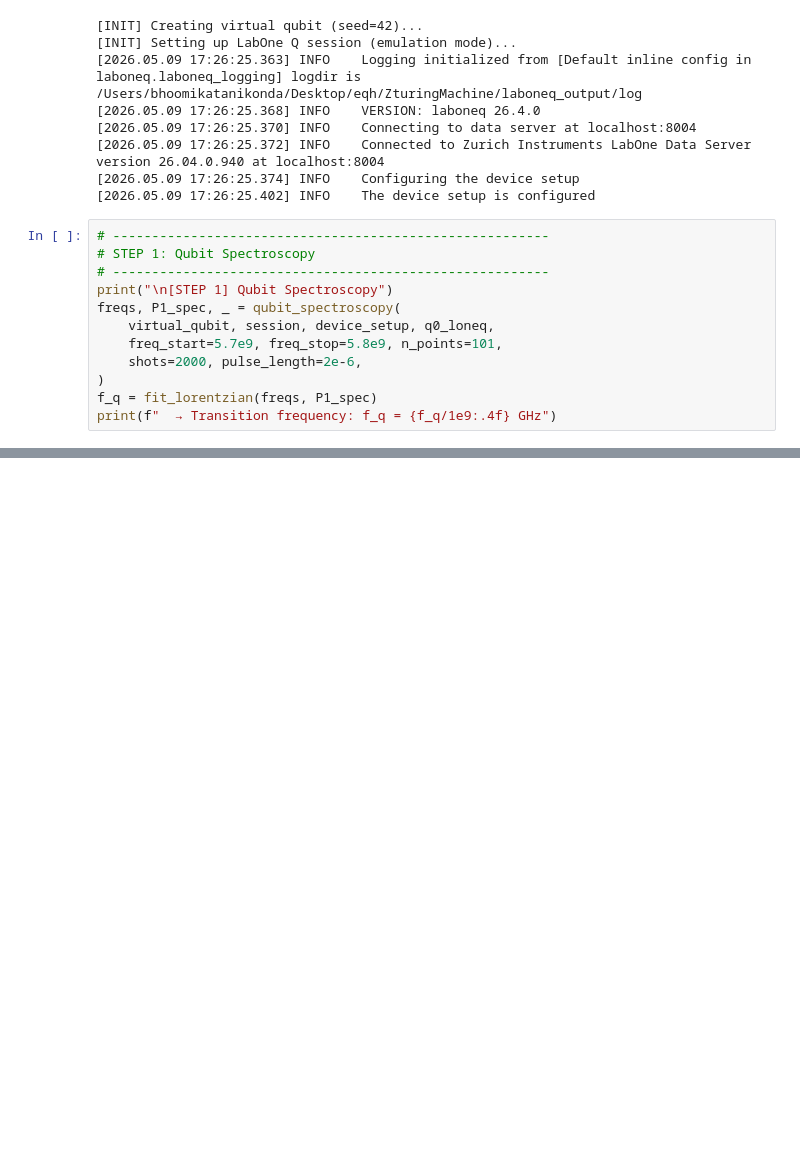
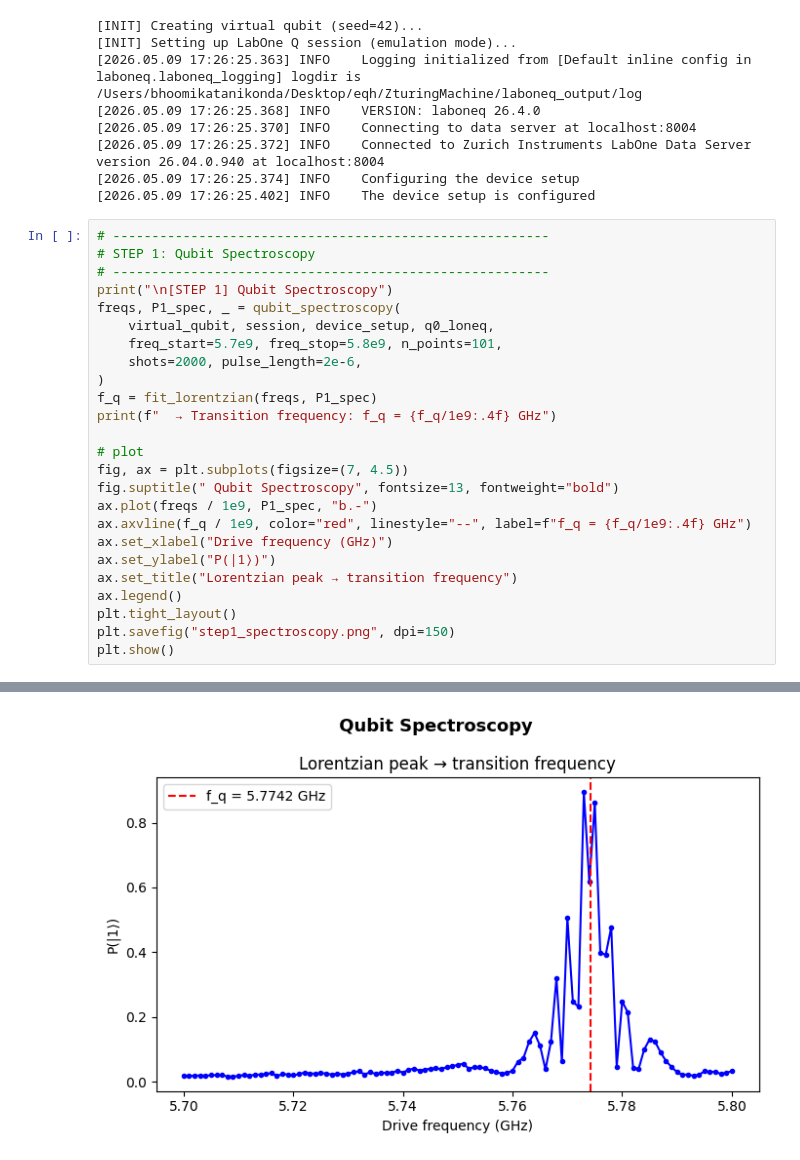
Before and after one commit to bhumikatanikonda/ZturingMachine, a Jupyter notebook: preparatory tasks.ipynb, the cells around one changed output, grey strips where cells are left out. Saved outputs shown, nothing was run; the diff lists cells and outputs as text; blank space fills up the shorter version.

Commit message:
plots ready

```diff
--- a/preparatory tasks.ipynb
+++ b/preparatory tasks.ipynb
@@ -546,6 +496,19 @@ freqs, P1_spec, _ = qubit_spectroscopy(
 )
 f_q = fit_lorentzian(freqs, P1_spec)
 print(f"  → Transition frequency: f_q = {f_q/1e9:.4f} GHz")
+
+# plot
+fig, ax = plt.subplots(figsize=(7, 4.5))
+fig.suptitle(" Qubit Spectroscopy", fontsize=13, fontweight="bold")
+ax.plot(freqs / 1e9, P1_spec, "b.-")
+ax.axvline(f_q / 1e9, color="red", linestyle="--", label=f"f_q = {f_q/1e9:.4f} GHz")
+ax.set_xlabel("Drive frequency (GHz)")
+ax.set_ylabel("P(|1⟩)")
+ax.set_title("Lorentzian peak → transition frequency")
+ax.legend()
+plt.tight_layout()
+plt.savefig("step1_spectroscopy.png", dpi=150)
+plt.show()
 # %% [output]
 [STEP 1] Qubit Spectroscopy
   Spectroscopy: sweeping 101 frequencies from 5.70 to 5.80 GHz
@@ -567,3 +530,4 @@ print(f"  → Transition frequency: f_q = {f_q/1e9:.4f} GHz")
+[figure, added]
 # %%
 # --------------------------------------------------------
 # STEP 2: Amplitude Rabi
```
Also changed, not shown: parts of 9 cells of this notebook.
